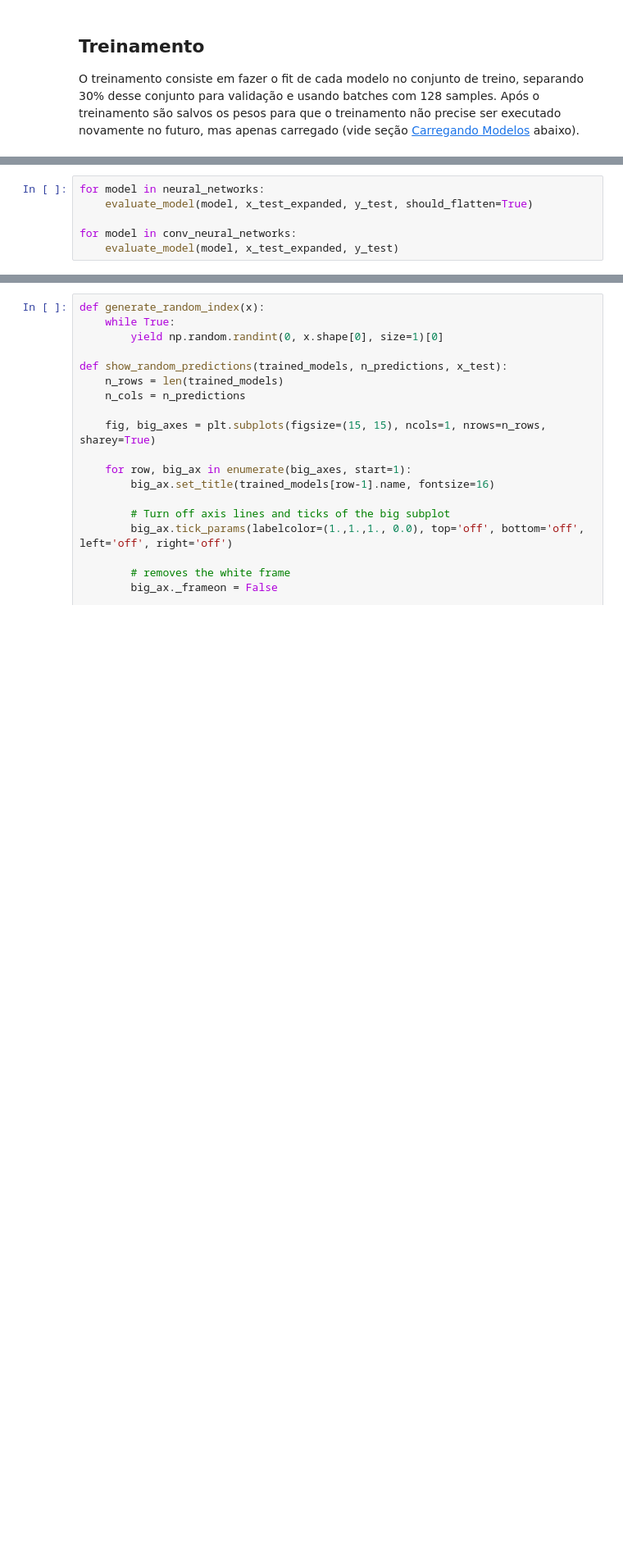
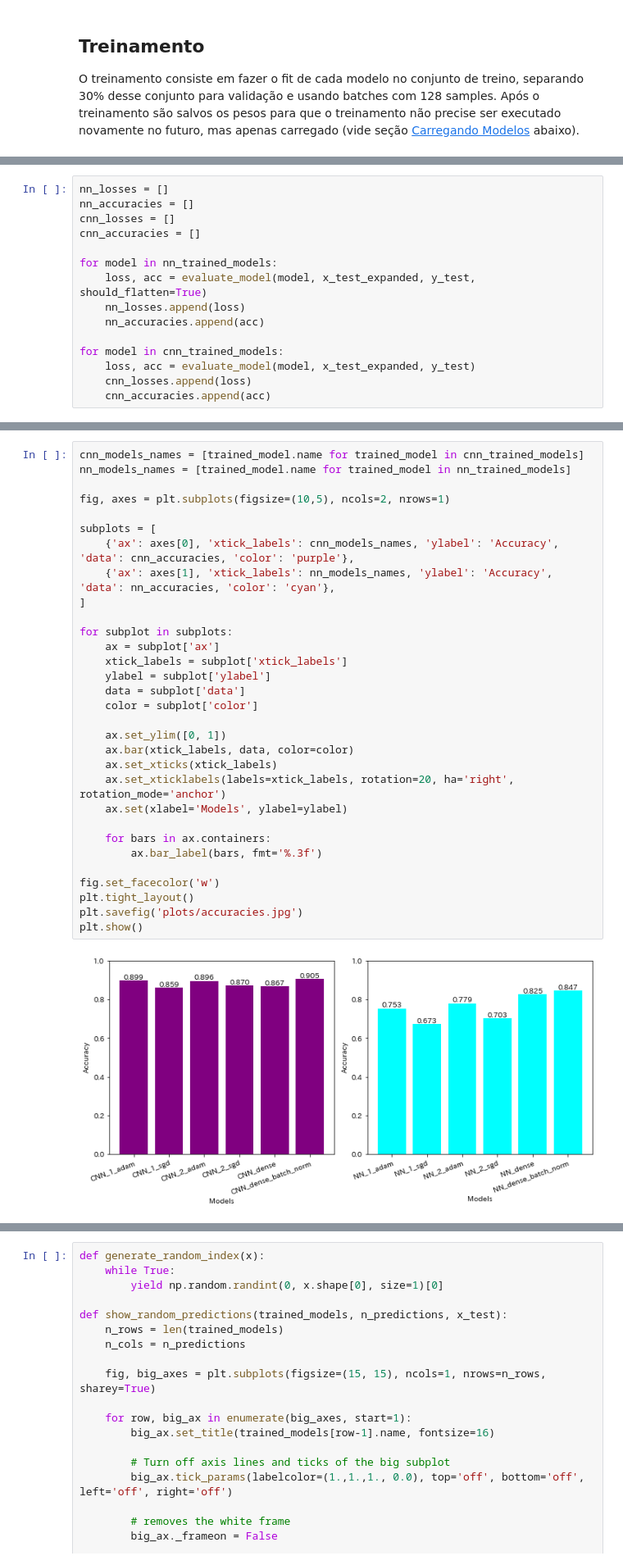
Before and after one commit to medina325/kuzushiji-character-recognition, a Jupyter notebook: AsianCharacterRecognition.ipynb, the cells around one changed output, grey strips where cells are left out. Shown: that part at 82% size. Saved outputs shown, nothing was run; the diff lists cells and outputs as text; blank space fills up the shorter version.

Commit message:
Adicionando análise de acurácia dos modelos

```diff
--- a/AsianCharacterRecognition.ipynb
+++ b/AsianCharacterRecognition.ipynb
@@ -476,6 +475,15 @@ def evaluate_model(model, x_test, y_test, should_flatten=False):
 # %%
-for model in neural_networks:
-    evaluate_model(model, x_test_expanded, y_test, should_flatten=True)
+nn_losses = []
+nn_accuracies = []
+cnn_losses = []
+cnn_accuracies = []
 
-for model in conv_neural_networks:
-    evaluate_model(model, x_test_expanded, y_test)
+for model in nn_trained_models:
+    loss, acc = evaluate_model(model, x_test_expanded, y_test, should_flatten=True)
+    nn_losses.append(loss)
+    nn_accuracies.append(acc)
+
+for model in cnn_trained_models:
+    loss, acc = evaluate_model(model, x_test_expanded, y_test)
+    cnn_losses.append(loss)
+    cnn_accuracies.append(acc)
@@ -485,0 +490,33 @@ for model in conv_neural_networks:
+# %%
+cnn_models_names = [trained_model.name for trained_model in cnn_trained_models]
+nn_models_names = [trained_model.name for trained_model in nn_trained_models]
+
+fig, axes = plt.subplots(figsize=(10,5), ncols=2, nrows=1)
+
+subplots = [
+    {'ax': axes[0], 'xtick_labels': cnn_models_names, 'ylabel': 'Accuracy', 'data': cnn_accuracies, 'color': 'purple'},
+    {'ax': axes[1], 'xtick_labels': nn_models_names, 'ylabel': 'Accuracy', 'data': nn_accuracies, 'color': 'cyan'},
+]
+
+for subplot in subplots:
+    ax = subplot['ax']
+    xtick_labels = subplot['xtick_labels']
+    ylabel = subplot['ylabel']
+    data = subplot['data']
+    color = subplot['color']
+
+    ax.set_ylim([0, 1])
+    ax.bar(xtick_labels, data, color=color)
+    ax.set_xticks(xtick_labels)
+    ax.set_xticklabels(labels=xtick_labels, rotation=20, ha='right', rotation_mode='anchor')
+    ax.set(xlabel='Models', ylabel=ylabel)
+
+    for bars in ax.containers:
+        ax.bar_label(bars, fmt='%.3f')
+
+fig.set_facecolor('w')
+plt.tight_layout()
+plt.savefig('plots/accuracies.jpg')
+plt.show()
+# %% [output]
+[figure, added]
```
Also changed, not shown: parts of 30 cells of this notebook, 1 other file.
